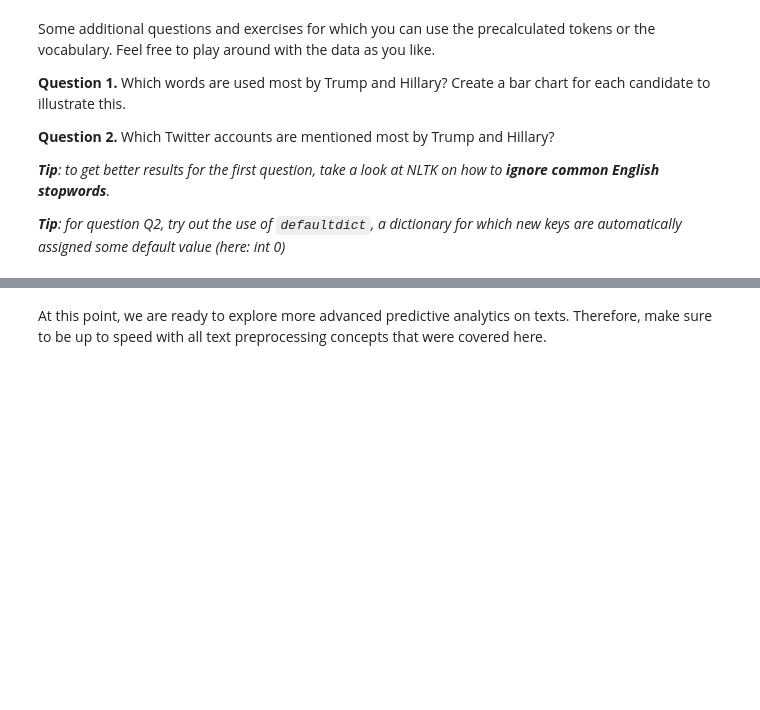
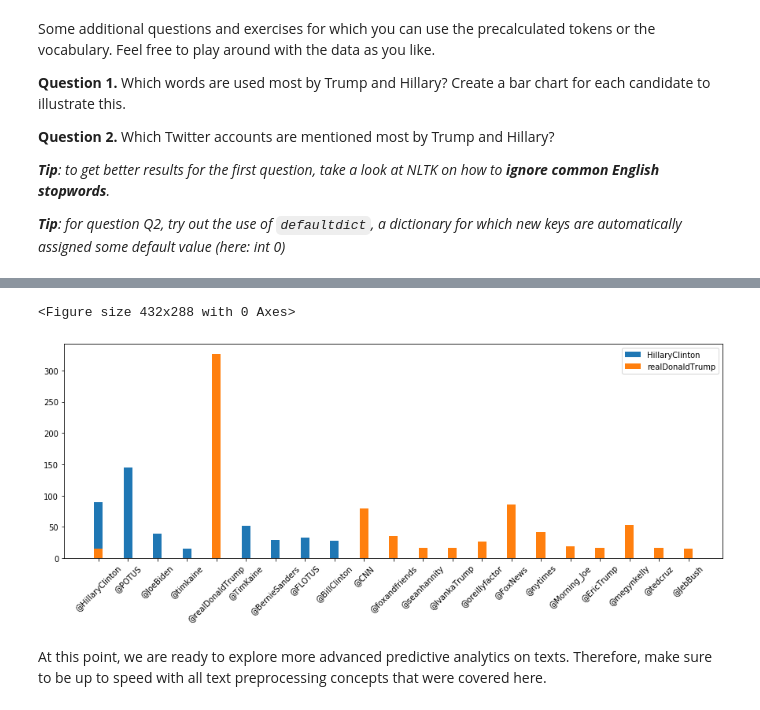
Before and after one commit to yxyyxy93/NLP_Hillary-Clinton-and-Donald-Trump-Tweets, a Jupyter notebook: NLP_Lab1_student.ipynb, the cells around one changed output, grey strips where cells are left out. Cells and saved outputs as stored; diff of their text form; code cells hidden in the pictures; blank space fills up the shorter version.

```diff
--- a/NLP_Lab1_student.ipynb
+++ b/NLP_Lab1_student.ipynb
@@ -796,3 +889,33 @@ Some additional questions and exercises for which you can use the precalculated
+# %%
+## Answer to Q2
+from collections import defaultdict
+
+acount_count = defaultdict(int)
+# preserve the handles!
+T = tokenizer.TweetTokenizer(regularize=True, preserve_handles=True, preserve_hashes=False, preserve_len=False)
+acount_counts = {
+    'HillaryClinton': defaultdict(int),
+    'realDonaldTrump': defaultdict(int)
+}
+# count the occurrence of the words
+i = 1
+for t in dataset:
+  token_incl_acount = T.tokenize(t.text)
+  for i in token_incl_acount:
+    if i.startswith('@'):
+      acount_counts[t.handle][i] += 1
+plt.clf()
+plt.figure(figsize=(15,5))
+for handle in acount_counts:
+  # sort and select the top occurrences >= 15
+  d = dict((k, v) for k, v in acount_counts[handle].items() if v >= 15)
+  plt.bar(x=d.keys(), width=0.3, height=d.values(), label=handle)
+plt.xticks(rotation=45)
+plt.legend()
+plt.show()
+# %% [output]
+<Figure size 432x288 with 0 Axes>
+[figure, added]
 # %% [markdown]
 At this point, we are ready to explore more advanced predictive analytics on texts. Therefore, make sure to be up to speed with all text preprocessing concepts that were covered here.
 # %% [markdown]
```
Also changed, not shown: parts of 56 cells of this notebook.
